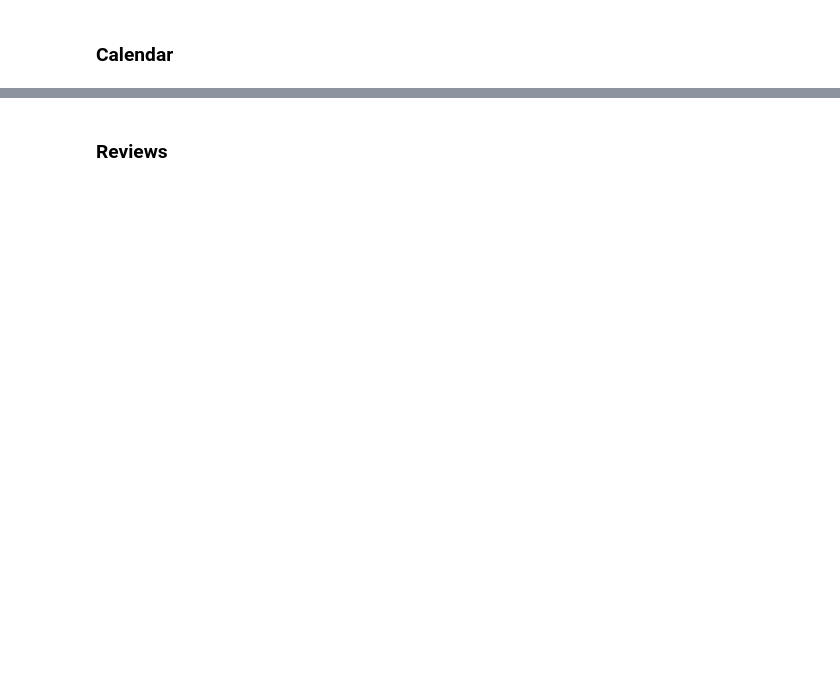
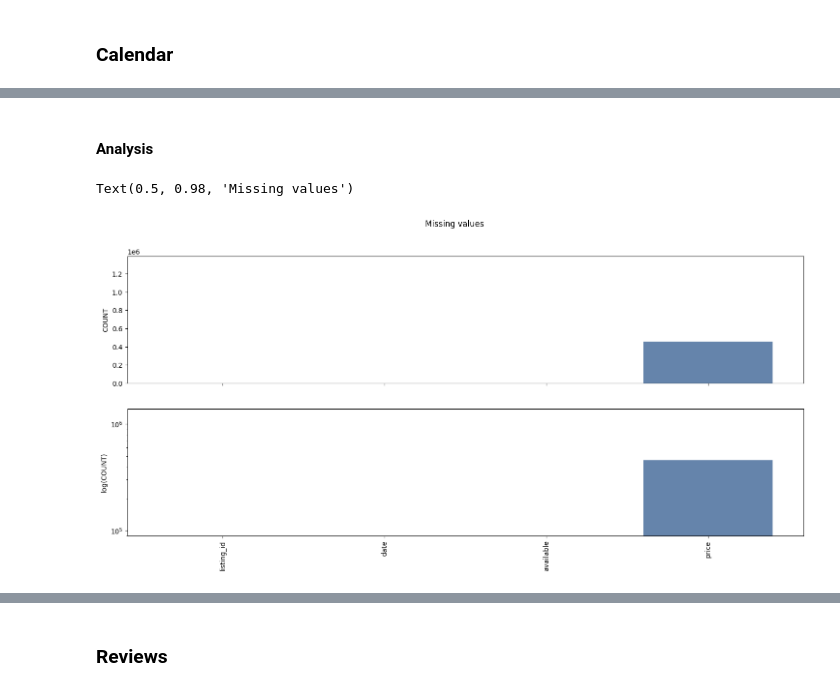
Before and after one commit to hqmG/airbnb, a Jupyter notebook: notebooks/project.ipynb, the cells around one changed output, grey strips where cells are left out. Saved outputs shown, nothing was run; the diff lists cells and outputs as text; code cells hidden in the pictures; blank space fills up the shorter version.

```diff
--- a/notebooks/project.ipynb
+++ b/notebooks/project.ipynb
@@ -96,7 +48,7 @@ def barplot(
 missing_values = listings.isnull().sum()
 
 # Barplot
-figure, axes = barplot(missing_values, listings.shape[1])
+figure, axes = barplot(missing_values, listings.shape[1], True)
 for axis in axes:
     axis.set_ylim(0, listings.shape[0])
 figure.suptitle('Missing values')
@@ -108,7 +60,7 @@ Text(0.5, 0.98, 'Missing values')
 unique_values = listings.nunique()
 
 # Barplot
-figure, axes = barplot(unique_values, listings.shape[1])
+figure, axes = barplot(unique_values, listings.shape[1], True)
 for axis in axes:
     axis.set_ylim(0, listings.shape[0])
 figure.suptitle('Unique values')
@@ -195,7 +91,7 @@ print(listings.shape)
 ### Calendar
 # %%
 # Calendar
-calendar = CSV(f'{folder}/calendar.csv').load()
+calendar = pandas.read_csv(f'{folder}/calendar.csv')
 
 # Display
 display(calendar.head())
@@ -205,12 +109,17 @@ print(calendar.shape)
+# %% [markdown]
+#### Analysis
 # %%
 # Missing values
 missing_values = calendar.isnull().sum()
 
 # Barplot
-figure, axes = barplot(missing_values, calendar.shape[1])
+figure, axes = barplot(missing_values, calendar.shape[1], True)
 for axis in axes:
     axis.set_ylim(0, calendar.shape[0])
 figure.suptitle('Missing values')
+# %% [output]
+Text(0.5, 0.98, 'Missing values')
+[figure, added]
 # %%
 # Unique values
 unique_values = calendar.nunique()
```
Also changed, not shown: parts of 36 cells of this notebook.
